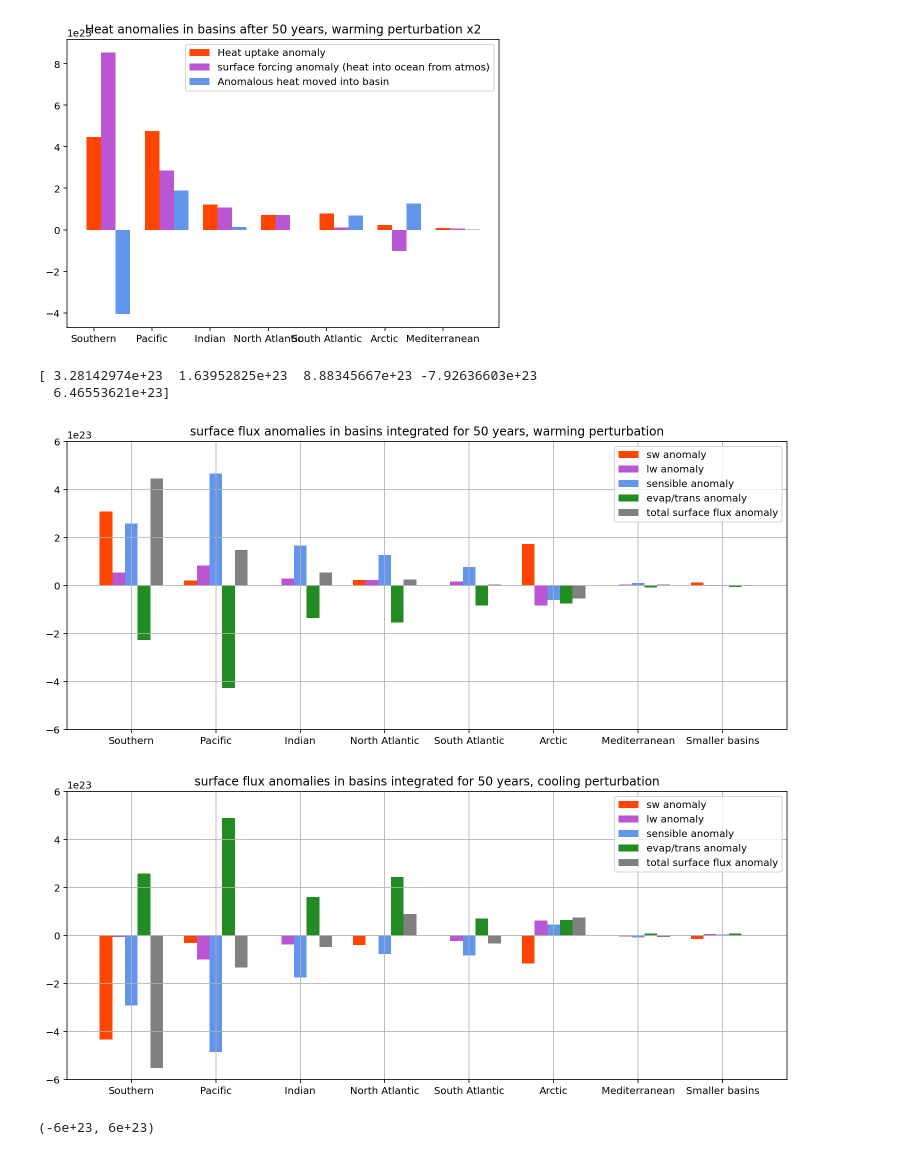
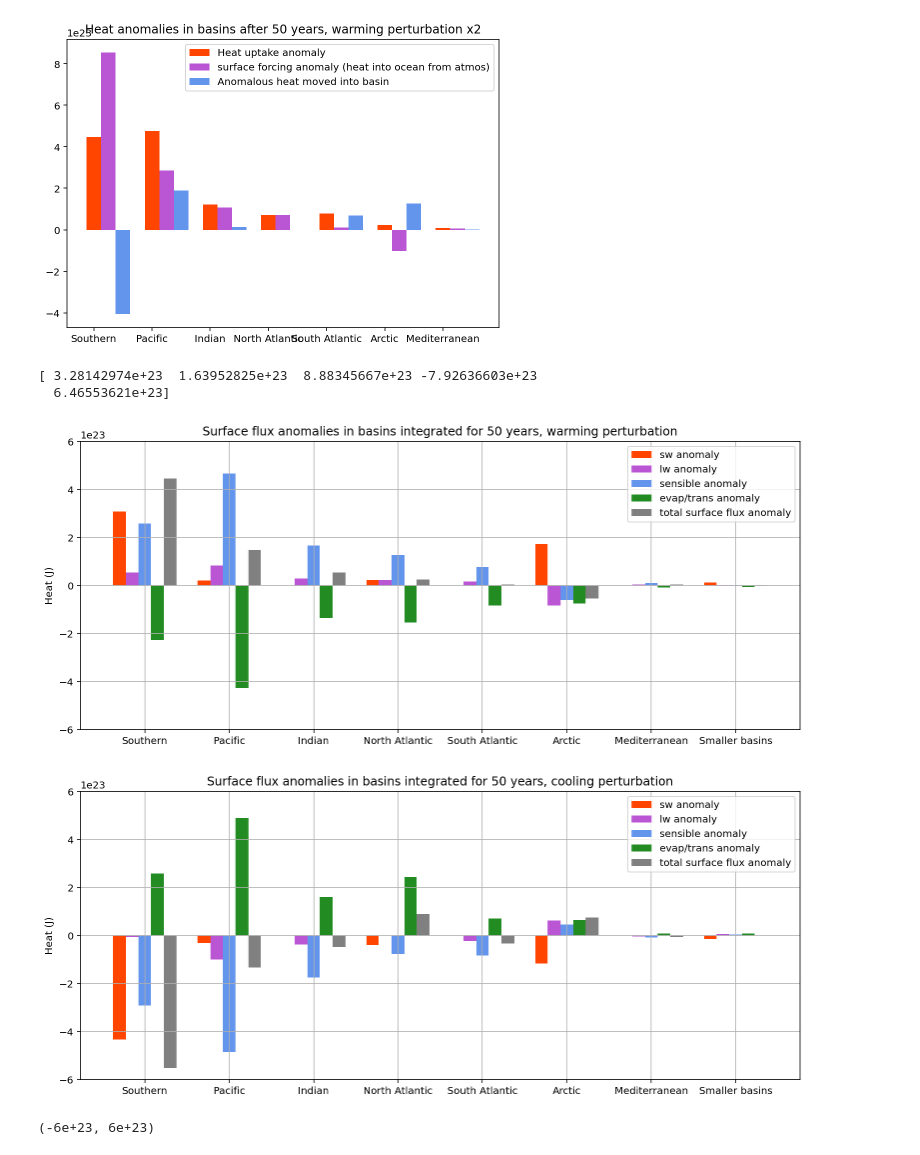
Before and after one commit to claireyung/unsw_clex_project_files, a Jupyter notebook: basin_heat_uptake.ipynb, the cells around one changed output. Cells and saved outputs as stored; diff of their text form; code cells hidden in the pictures.

```diff
--- a/basin_heat_uptake.ipynb
+++ b/basin_heat_uptake.ipynb
@@ -593,15 +647,17 @@ ax.bar(X + 0.60, data[4], color = 'grey', width = 0.15)
 
 ax.legend(labels=['sw anomaly', 'lw anomaly','sensible anomaly', 'evap/trans anomaly','total surface flux anomaly'])
 plt.xticks(X+0.3, ('Southern', 'Pacific', 'Indian', 'North Atlantic', 'South Atlantic','Arctic','Mediterranean', 'Smaller basins'))
-plt.title('surface flux anomalies in basins integrated for 50 years, warming perturbation')
+plt.title('Surface flux anomalies in basins integrated for 50 years, warming perturbation')
 plt.grid()
 plt.ylim(-6e23,6e23)
+plt.ylabel('Heat (J)')
+
 print(np.sum(data[:,0:3], axis = 1))
 plt.savefig('warming_surfbasin')
 # %% [output]
 [ 3.28142974e+23  1.63952825e+23  8.88345667e+23 -7.92636603e+23
   6.46553621e+23]
-[figure, old version]
+[figure, new version]
 # %%
 southern = decompose_surface_flux('Cooling', southern_mask, 59)
 pacific = decompose_surface_flux('Cooling', pacific_mask, 59)
@@ -616,22 +672,24 @@ data = np.column_stack((southern,pacific, indian, north_atlantic, south_atlantic
 # %%
 X = np.arange(8)
 fig = plt.figure(figsize = (10,4))
 ax = fig.add_axes([0,0,1,1])
 ax.bar(X + 0.00, data[0], color = 'orangered', width = 0.15)
 ax.bar(X + 0.15, data[1], color = 'mediumorchid', width = 0.15)
 ax.bar(X + 0.3, data[2], color = 'cornflowerblue', width = 0.15)
 ax.bar(X + 0.45, data[3], color = 'forestgreen', width = 0.15)
 ax.bar(X + 0.60, data[4], color = 'grey', width = 0.15)
 
 ax.legend(labels=['sw anomaly', 'lw anomaly','sensible anomaly', 'evap/trans anomaly','total surface flux anomaly'])
 plt.xticks(X+0.3, ('Southern', 'Pacific', 'Indian', 'North Atlantic', 'South Atlantic','Arctic','Mediterranean', 'Smaller basins'))
-plt.title('surface flux anomalies in basins integrated for 50 years, cooling perturbation')
+plt.title('Surface flux anomalies in basins integrated for 50 years, cooling perturbation')
 plt.grid()
 plt.ylim(-6e23,6e23)
+plt.ylabel('Heat (J)')
+
 #print(np.sum(data[0:3], axis = 1))
 plt.savefig('cooling_surfbasin')
 # %% [output]
-[figure, old version]
+[figure, new version]
 # %%
 X = np.arange(8)
 fig = plt.figure(figsize = (10,4))
```
Also changed, not shown: parts of 22 cells of this notebook, 24 other files.
